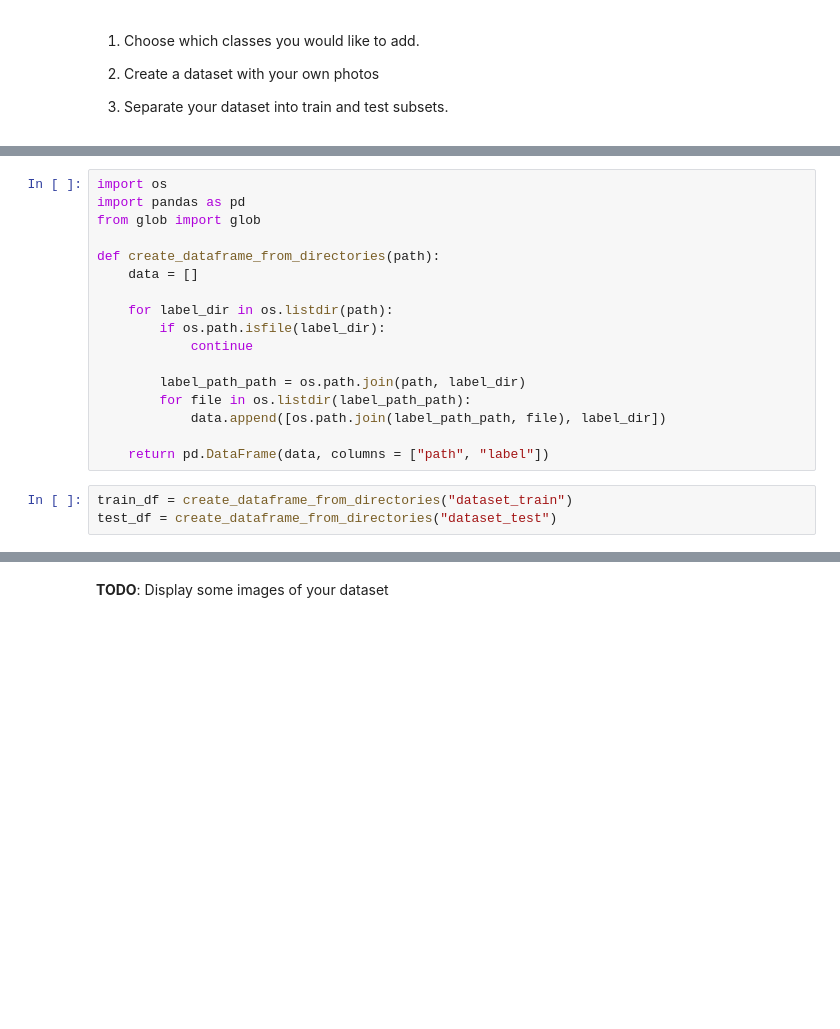
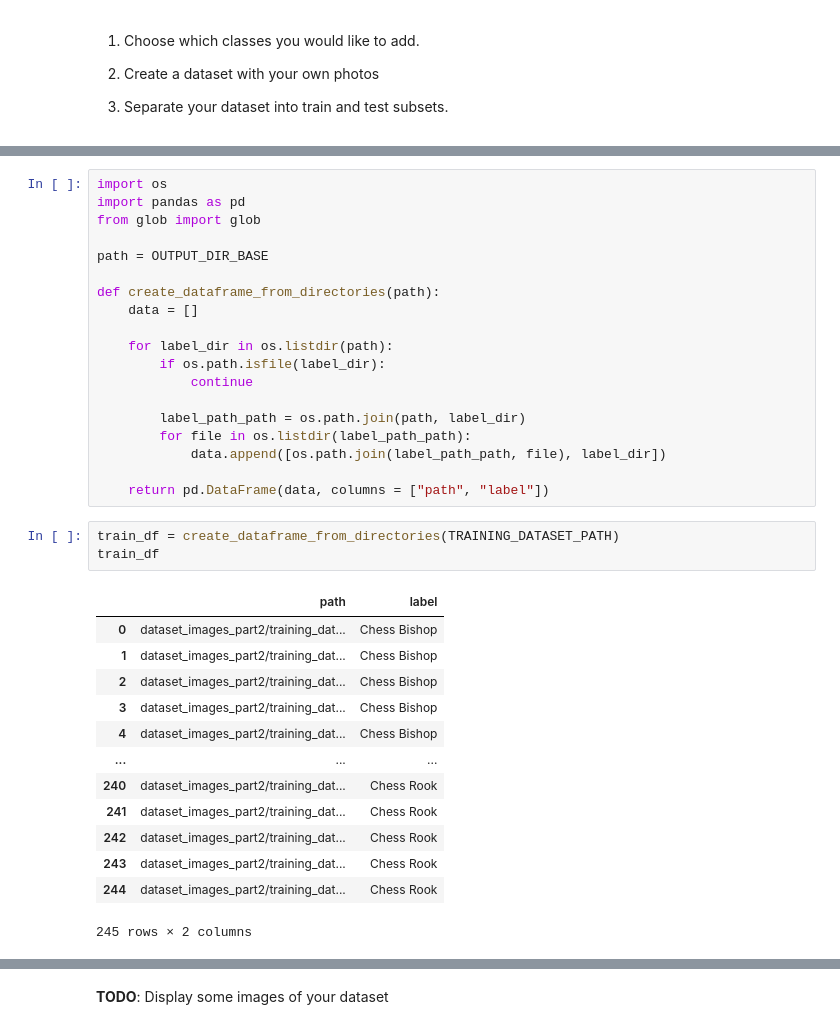
Before and after one commit to mvitoriacoliveira/ARN-Labo5, a Jupyter notebook: TransferLearning_part2.ipynb, the cells around one changed output, grey strips where cells are left out. Saved outputs shown, nothing was run; the diff lists cells and outputs as text; blank space fills up the shorter version.

```diff
--- a/TransferLearning_part2.ipynb
+++ b/TransferLearning_part2.ipynb
@@ -12,6 +62,8 @@
 import os
 import pandas as pd
 from glob import glob
+
+path = OUTPUT_DIR_BASE
 
 def create_dataframe_from_directories(path):
     data = []
@@ -25,6 +77,20 @@ def create_dataframe_from_directories(path):
             data.append([os.path.join(label_path_path, file), label_dir])
 
     return pd.DataFrame(data, columns = ["path", "label"])
-# %%
-train_df = create_dataframe_from_directories("dataset_train")
-test_df = create_dataframe_from_directories("dataset_test")
+# %%
+train_df = create_dataframe_from_directories(TRAINING_DATASET_PATH)
+train_df
+# %% [output]
+|  | path | label |
+| 0 | dataset_images_part2/training_dat... | Chess Bishop |
+| 1 | dataset_images_part2/training_dat... | Chess Bishop |
+| 2 | dataset_images_part2/training_dat... | Chess Bishop |
+| 3 | dataset_images_part2/training_dat... | Chess Bishop |
+| 4 | dataset_images_part2/training_dat... | Chess Bishop |
+| ... | ... | ... |
+| 240 | dataset_images_part2/training_dat... | Chess Rook |
+| 241 | dataset_images_part2/training_dat... | Chess Rook |
+| 242 | dataset_images_part2/training_dat... | Chess Rook |
+| 243 | dataset_images_part2/training_dat... | Chess Rook |
+| 244 | dataset_images_part2/training_dat... | Chess Rook |
+245 rows × 2 columns
```
Also changed, not shown: parts of 10 cells of this notebook.
